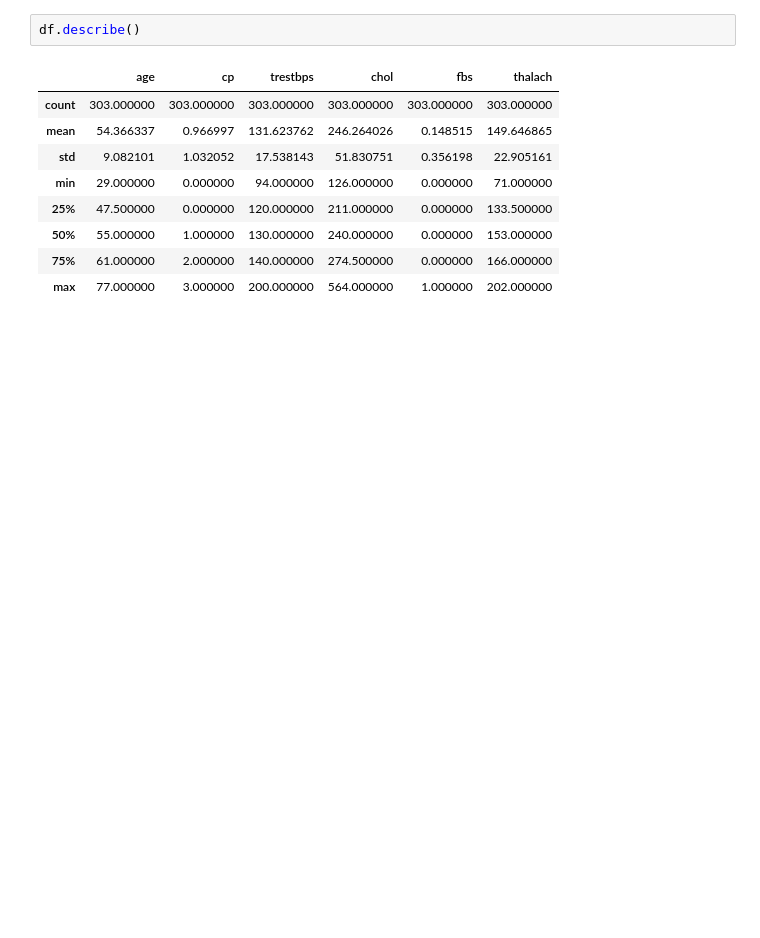
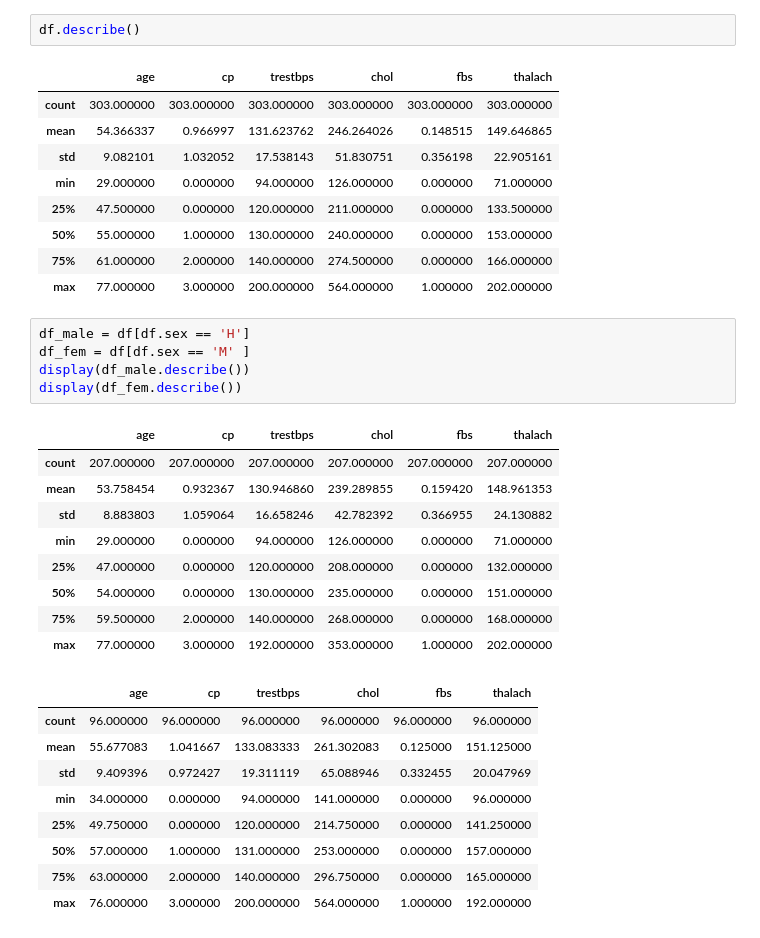
Before and after one commit to scsoliveira/Implementa-oEstatistica, a Jupyter notebook: Untitled.ipynb, the cells around one changed output. Drawn from its saved outputs; the diff is of its cells as text; blank space fills up the shorter version.

```diff
--- a/Untitled.ipynb
+++ b/Untitled.ipynb
@@ -174,3 +174,27 @@ df.describe()
 | 50% | 55.000000 | 1.000000 | 130.000000 | 240.000000 | 0.000000 | 153.000000 |
 | 75% | 61.000000 | 2.000000 | 140.000000 | 274.500000 | 0.000000 | 166.000000 |
 | max | 77.000000 | 3.000000 | 200.000000 | 564.000000 | 1.000000 | 202.000000 |
+# %%
+df_male = df[df.sex == 'H']
+df_fem = df[df.sex == 'M' ]
+display(df_male.describe())
+display(df_fem.describe())
+# %% [output]
+|  | age | cp | trestbps | chol | fbs | thalach |
+| count | 207.000000 | 207.000000 | 207.000000 | 207.000000 | 207.000000 | 207.000000 |
+| mean | 53.758454 | 0.932367 | 130.946860 | 239.289855 | 0.159420 | 148.961353 |
+| std | 8.883803 | 1.059064 | 16.658246 | 42.782392 | 0.366955 | 24.130882 |
+| min | 29.000000 | 0.000000 | 94.000000 | 126.000000 | 0.000000 | 71.000000 |
+| 25% | 47.000000 | 0.000000 | 120.000000 | 208.000000 | 0.000000 | 132.000000 |
+| 50% | 54.000000 | 0.000000 | 130.000000 | 235.000000 | 0.000000 | 151.000000 |
+| 75% | 59.500000 | 2.000000 | 140.000000 | 268.000000 | 0.000000 | 168.000000 |
+| max | 77.000000 | 3.000000 | 192.000000 | 353.000000 | 1.000000 | 202.000000 |
+|  | age | cp | trestbps | chol | fbs | thalach |
+| count | 96.000000 | 96.000000 | 96.000000 | 96.000000 | 96.000000 | 96.000000 |
+| mean | 55.677083 | 1.041667 | 133.083333 | 261.302083 | 0.125000 | 151.125000 |
+| std | 9.409396 | 0.972427 | 19.311119 | 65.088946 | 0.332455 | 20.047969 |
+| min | 34.000000 | 0.000000 | 94.000000 | 141.000000 | 0.000000 | 96.000000 |
+| 25% | 49.750000 | 0.000000 | 120.000000 | 214.750000 | 0.000000 | 141.250000 |
+| 50% | 57.000000 | 1.000000 | 131.000000 | 253.000000 | 0.000000 | 157.000000 |
+| 75% | 63.000000 | 2.000000 | 140.000000 | 296.750000 | 0.000000 | 165.000000 |
+| max | 76.000000 | 3.000000 | 200.000000 | 564.000000 | 1.000000 | 192.000000 |
```
Also changed, not shown: parts of 4 cells of this notebook.
